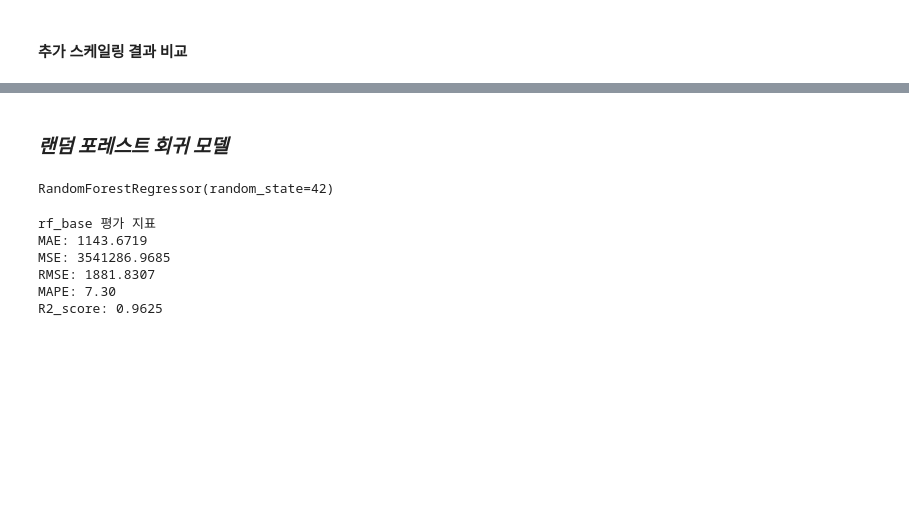
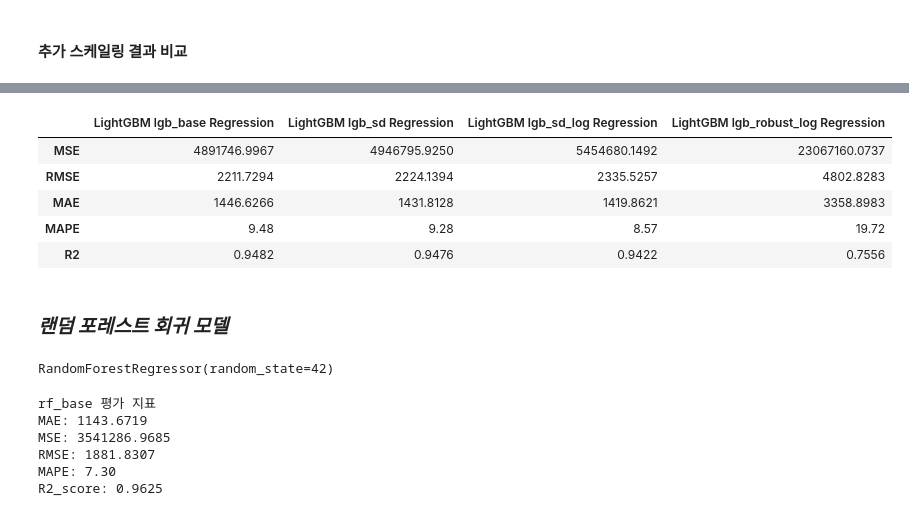
Before and after one commit to parkgunha/Chagawa_project, a Jupyter notebook: 건하_통합코드.ipynb, the cells around one changed output, grey strips where cells are left out. Saved outputs shown, nothing was run; the diff lists cells and outputs as text; code cells hidden in the pictures; blank space fills up the shorter version.

```diff
--- a/건하_통합코드.ipynb
+++ b/건하_통합코드.ipynb
@@ -1638,0 +870,6 @@ LGBM Log_Price_Robust Results
+# %%
+# 표준화 스케일링 모델
+import lightgbm as lgb
+
+lgb_sd = LGBMRegressor(random_state=42)
+lgb_sd.fit(sd_X_train, y_train)
@@ -1638,0 +912,6 @@ LGBM Log_Price_Robust Results
+# %%
+# 독립변수 표준화+ 종속변수 로그변환 스케일링 모델
+import lightgbm as lgb
+
+lgb_sd_log = LGBMRegressor(random_state=42)
+lgb_sd_log.fit(sd_X_train, log_y_train)
@@ -1638,0 +954,6 @@ LGBM Log_Price_Robust Results
+# %%
+# 독립변수 로버스트 스케일링 + 종속변수 로그변환
+import lightgbm as lgb
+
+lgb_robust_log = LGBMRegressor(random_state=42)
+lgb_robust_log.fit(robust_X_train, log_y_train)
@@ -1638,0 +968,21 @@ LGBM Log_Price_Robust Results
+# %%
+# 모델 평가
+y_pred = np.expm1(lgb_robust_log.predict(sd_X_test))
+
+from sklearn.metrics import mean_absolute_error, mean_squared_error, root_mean_squared_error, mean_absolute_percentage_error, r2_score
+print('lgb_robust_log 평가 지표')
+
+mae = mean_absolute_error(y_test, y_pred)
+mse = mean_squared_error(y_test, y_pred)
+rmse = root_mean_squared_error(y_test, y_pred)
+mape = mean_absolute_percentage_error(y_test, y_pred) * 100
+r2 = r2_score(y_test, y_pred)
+
+print(f'MAE: {mae:.4f}') # 평균 절대 오차
+print(f'MSE: {mse:.4f}') # 평균 제곱 오차
+print(f'RMSE: {rmse:.4f}') # MSE의 제곱근
+print(f'MAPE: {mape:.2f}') # 실제 값에 비해 차이가 어느 정도인지 퍼센트로 나타냄
+print(f'R2_score: {r2:.4f}') # 실제값의 분산 대비 예측값의 분산
+
+# 결과 저장
+results_regression["LightGBM lgb_robust_log Regression"] = {"MSE": mse, "RMSE": rmse, "MAE": mae, "MAPE":mape, "R2": r2}
@@ -1661,3 +998,15 @@ results_df2
+# %%
+results_df = pd.DataFrame(results_regression)
+results_df = results_df.applymap(lambda x: f'{x:.4f}')
+results_df.loc['MAPE'] = results_df.loc['MAPE'].apply(lambda x: f'{float(x):.2f}')
+results_df
+# %% [output]
+|  | LightGBM lgb_base Regression | LightGBM lgb_sd Regression | LightGBM lgb_sd_log Regression | LightGBM lgb_robust_log Regression |
+| MSE | 4891746.9967 | 4946795.9250 | 5454680.1492 | 23067160.0737 |
+| RMSE | 2211.7294 | 2224.1394 | 2335.5257 | 4802.8283 |
+| MAE | 1446.6266 | 1431.8128 | 1419.8621 | 3358.8983 |
+| MAPE | 9.48 | 9.28 | 8.57 | 19.72 |
+| R2 | 0.9482 | 0.9476 | 0.9422 | 0.7556 |
 # %% [markdown]
 ### ***랜덤 포레스트 회귀 모델***
 # %%
```
Also changed, not shown: parts of 102 cells of this notebook, 2 other files.
